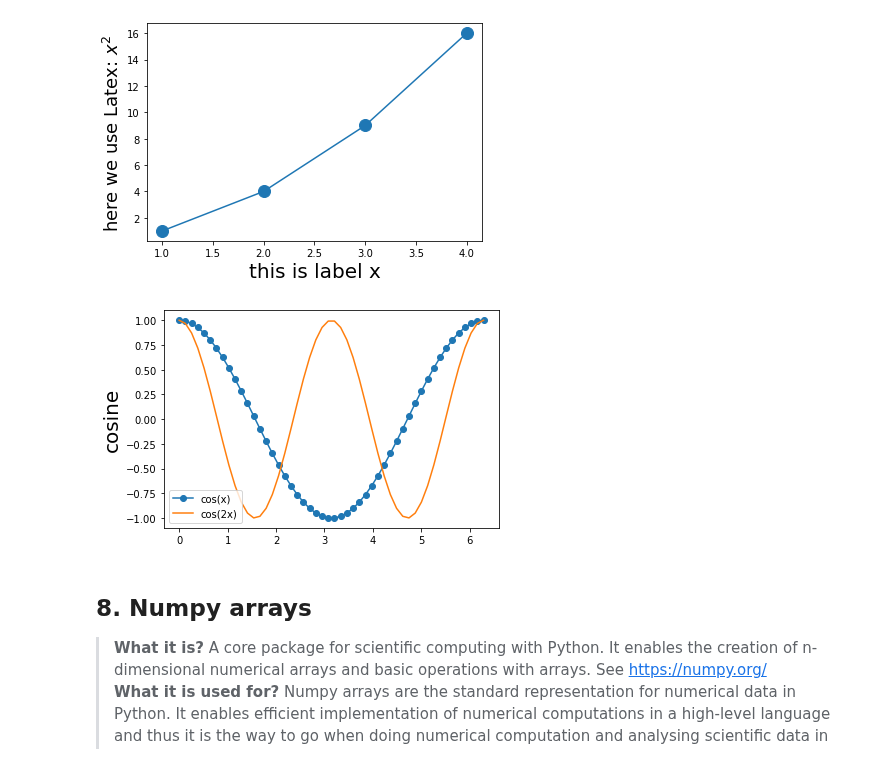
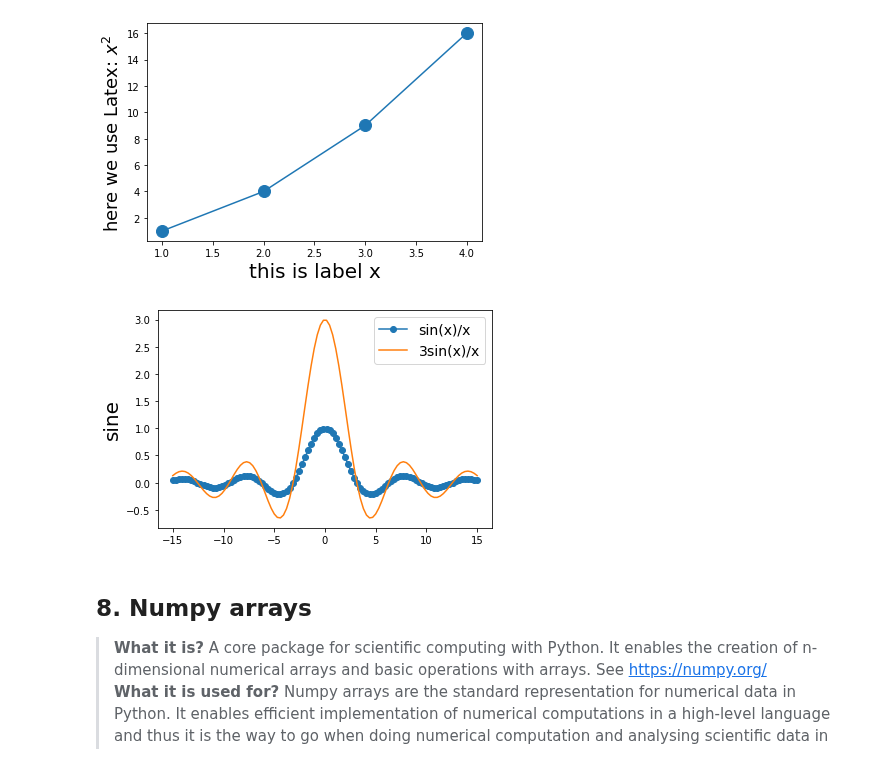
Before and after one commit to marcoalopez/strength_envelopes, a Jupyter notebook: notebooks/Python_basics.ipynb, the cells around one changed output. Saved outputs shown, nothing was run; the diff lists cells and outputs as text; code cells hidden in the pictures.

```diff
--- a/notebooks/Python_basics.ipynb
+++ b/notebooks/Python_basics.ipynb
@@ -720,14 +716,18 @@ y2 = np.cos(2*x)
+# %%
+x = np.linspace(-15, 15, 100)  # generate 100 linearly spaced numbers between -15 and 15
+y = np.sin(x) / x              # estimate the values of sin(x)/x
+y2 = 3 * np.sin(x) / x         # estimate the values of 3*sin(x)/x
 # %%
 # Make a figure using the object-oriented api (preferred option)
 fig, ax = plt.subplots()
 
-ax.plot(x, y, 'o-', label='cos(x)')
-ax.plot(x, y2, label='cos(2x)')
-ax.set_ylabel('cosine', fontsize=20)
+ax.plot(x, y, 'o-', label='sin(x)/x')
+ax.plot(x, y2, label='3sin(x)/x')
+ax.set_ylabel('sine', fontsize=20)
 
-_ = ax.legend(loc='best')  # we use "_ = something" to omit the output in the notebook console
+_ = ax.legend(loc='best', fontsize=14)  # we use "_ = something" to omit the output in the notebook console
 # %% [output]
-[figure, old version]
+[figure, new version]
 # %% [markdown]
 ## 8. Numpy arrays
 
```
Also changed, not shown: parts of 8 cells of this notebook.
